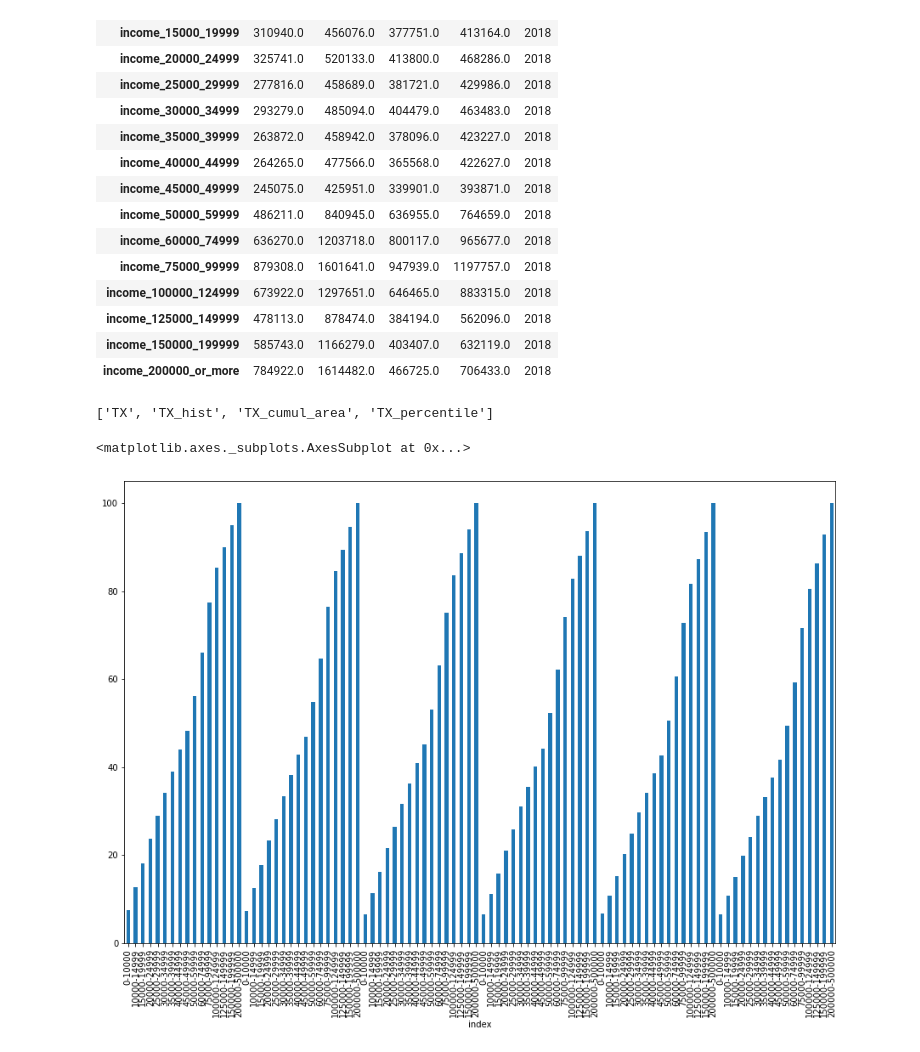
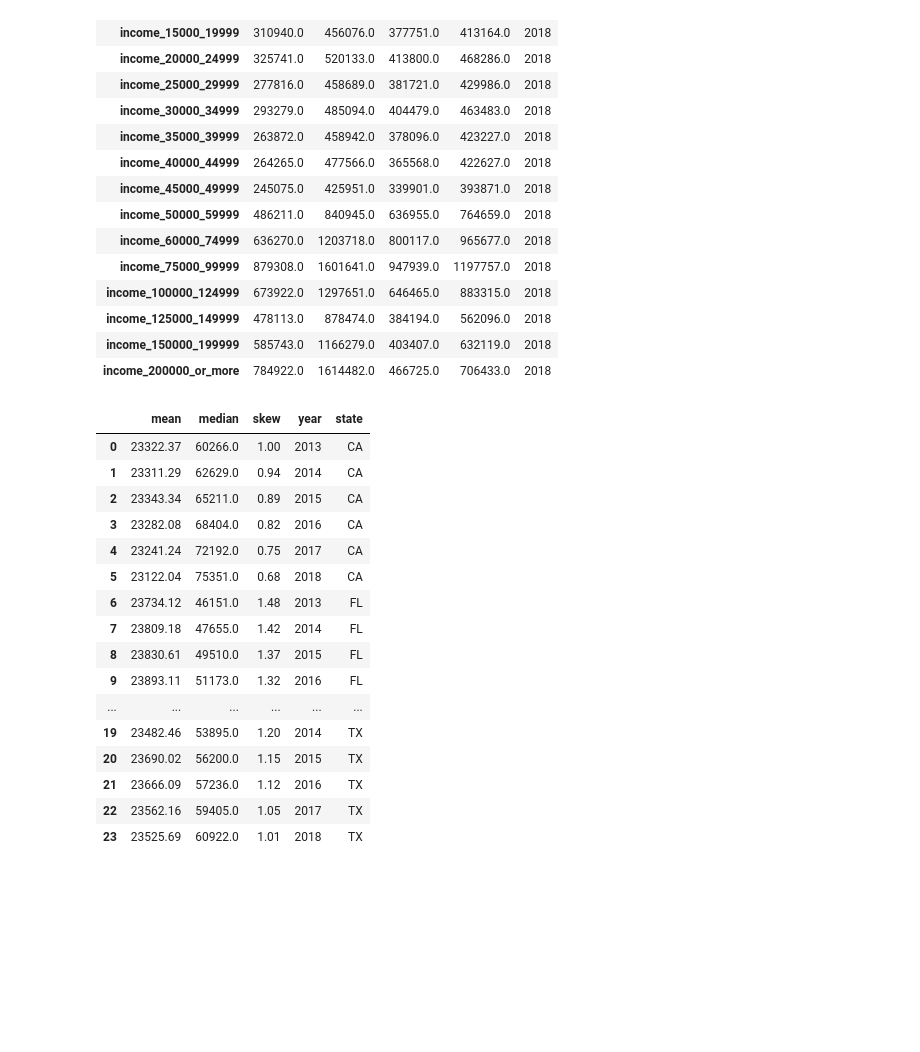
Before and after one commit to EugeniaDickson/zillow_rent_index, a Jupyter notebook: Jane/sql_problem_solutions.ipynb, the cells around one changed output. Cells and saved outputs as stored; diff of their text form; code cells hidden in the pictures; blank space fills up the shorter version.

```diff
--- a/Jane/sql_problem_solutions.ipynb
+++ b/Jane/sql_problem_solutions.ipynb
@@ -182,8 +190,8 @@ df[percent_cols+['index']].set_index('index').plot.bar(figsize=(20,10))
 <matplotlib.axes._subplots.AxesSubplot at 0x...>
 [figure]
 # %%
-df = pd.read_csv('../../data/census_bureau_acs_2013-2018.csv')
-df
+df1 = pd.read_csv('../../data/census_bureau_acs_2013-2018.csv')
+df1
 # %% [output]
 |  | geo_id | do_date | total_pop | income_per_capita | income_less_10000 | income_10000_14999 | ... |
 | 0 | 30 | 2013 | 1015165.0 | 26054.0 | 31743.0 | 26612.0 | ... |
@@ -207,12 +215,12 @@ def df_transform(dataframe, year):
     dataframe['year'] = year
     return dataframe
 # %%
-df_2013 = df_transform(df, 2013)
-df_2014 = df_transform(df, 2014)
-df_2015 = df_transform(df, 2015)
-df_2016 = df_transform(df, 2016)
-df_2017 = df_transform(df, 2017)
-df_2018 = df_transform(df, 2018)
+df_2013 = df_transform(df1, 2013)
+df_2014 = df_transform(df1, 2014)
+df_2015 = df_transform(df1, 2015)
+df_2016 = df_transform(df1, 2016)
+df_2017 = df_transform(df1, 2017)
+df_2018 = df_transform(df1, 2018)
 # %%
 df_2018
 # %% [output]
@@ -242,16 +250,4 @@ df_2016 = df_estimate_transform(df_2016, state_list)
 df_2017 = df_estimate_transform(df_2017, state_list)
 df_2018 = df_estimate_transform(df_2018, state_list)
 # %%
-df_2013_2018 = pd.concat([df_2013, df_2014, df_2015, df_2016, df_2017, df_2018], axis=0)
+df_list = [df_2013, df_2014, df_2015, df_2016, df_2017, df_2018]
-# %%
-tx_cols = [col for col in df_2013_2018 if 'TX' in col]
-tx_cols
-# %% [output]
-['TX', 'TX_hist', 'TX_cumul_area', 'TX_percentile']
-# %%
-percent_cols = [col for col in df.columns if 'TX_percentile' in col]
-
-df_2013_2018.set_index('index')['TX_percentile'].plot.bar(figsize=(15,10))
-# %% [output]
-<matplotlib.axes._subplots.AxesSubplot at 0x...>
-[figure, removed]
@@ -257,0 +263,21 @@ df_2013_2018.set_index('index')['TX_percentile'].plot.bar(figsize=(15,10))
+# %%
+result_2013_2018 = pd.DataFrame(result_2013_2018).sort_values(['state', 'year']).reset_index().drop('index', axis=1)
+result_2013_2018
+# %% [output]
+|  | mean | median | skew | year | state |
+| 0 | 23322.37 | 60266.0 | 1.00 | 2013 | CA |
+| 1 | 23311.29 | 62629.0 | 0.94 | 2014 | CA |
+| 2 | 23343.34 | 65211.0 | 0.89 | 2015 | CA |
+| 3 | 23282.08 | 68404.0 | 0.82 | 2016 | CA |
+| 4 | 23241.24 | 72192.0 | 0.75 | 2017 | CA |
+| 5 | 23122.04 | 75351.0 | 0.68 | 2018 | CA |
+| 6 | 23734.12 | 46151.0 | 1.48 | 2013 | FL |
+| 7 | 23809.18 | 47655.0 | 1.42 | 2014 | FL |
+| 8 | 23830.61 | 49510.0 | 1.37 | 2015 | FL |
+| 9 | 23893.11 | 51173.0 | 1.32 | 2016 | FL |
+| ... | ... | ... | ... | ... | ... |
+| 19 | 23482.46 | 53895.0 | 1.20 | 2014 | TX |
+| 20 | 23690.02 | 56200.0 | 1.15 | 2015 | TX |
+| 21 | 23666.09 | 57236.0 | 1.12 | 2016 | TX |
+| 22 | 23562.16 | 59405.0 | 1.05 | 2017 | TX |
+| 23 | 23525.69 | 60922.0 | 1.01 | 2018 | TX |
```
Also changed, not shown: parts of 10 cells of this notebook, 1 other file.
